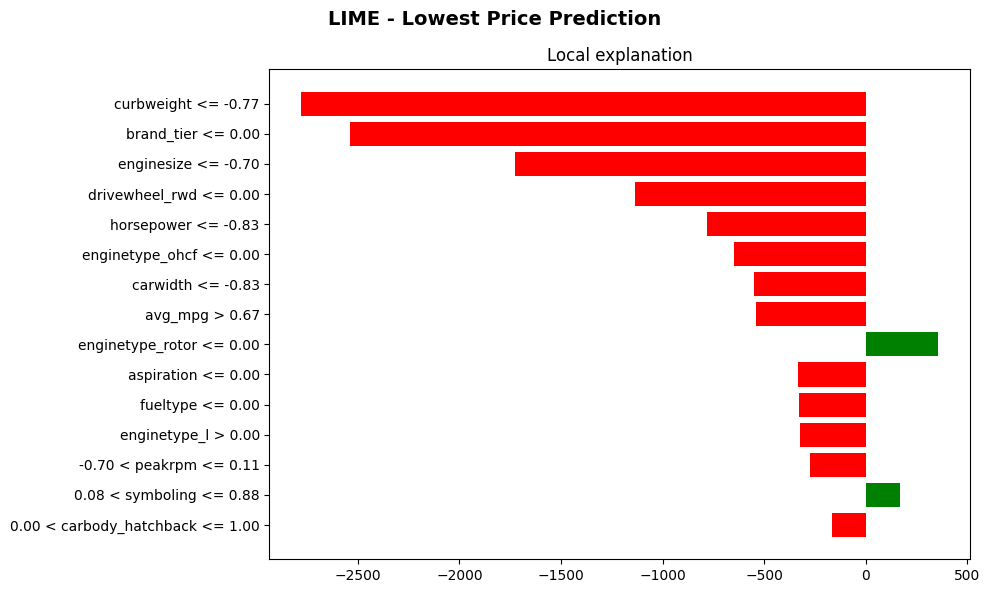
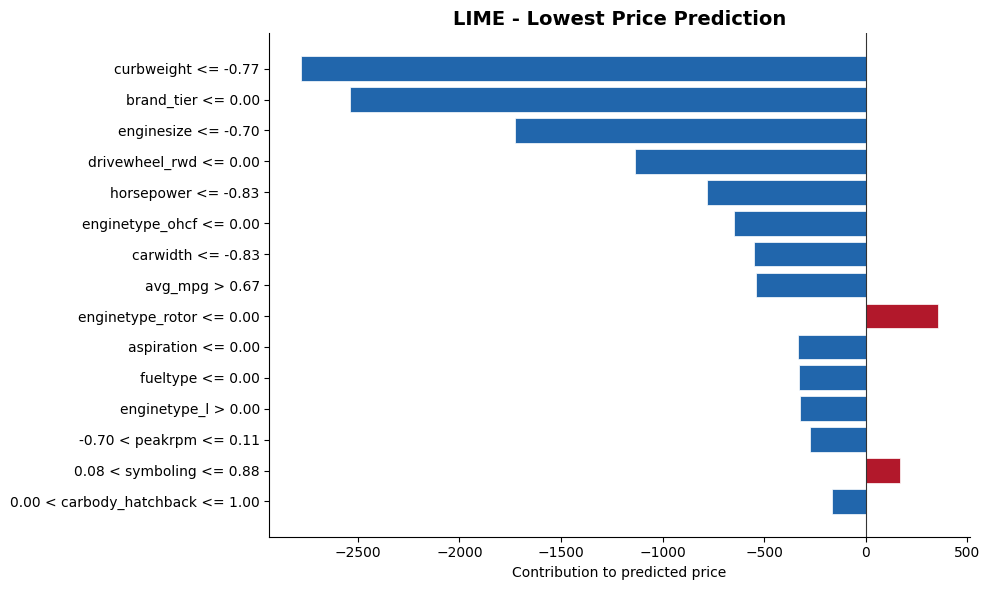
The notebook cell's code change between the first figure and the second:
--- before
+++ after
@@ -5,8 +5,7 @@
     num_features=15,
 )
-fig = exp_cheap.as_pyplot_figure()
-fig.suptitle("LIME - Lowest Price Prediction", fontsize=14, fontweight="bold")
-fig.set_size_inches(10, 6)
-plt.tight_layout()
-plt.savefig("../visualizations/lime-cheap.png", dpi=150, bbox_inches="tight")
-plt.show()
+plot_lime_bars(
+    exp_cheap,
+    "../visualizations/lime-cheap.png",
+    "LIME - Lowest Price Prediction",
+)

Commit: Unify presentation visuals with blue-red palette - add notebooks/10-presentation-tables.ipynb rendering manual, pycaret-raw, and pycaret-preprocessed test results as styled PNGs - save manual test results to data/manual-test-results.csv for reuse - recolour LIME waterfalls to match the project's blu